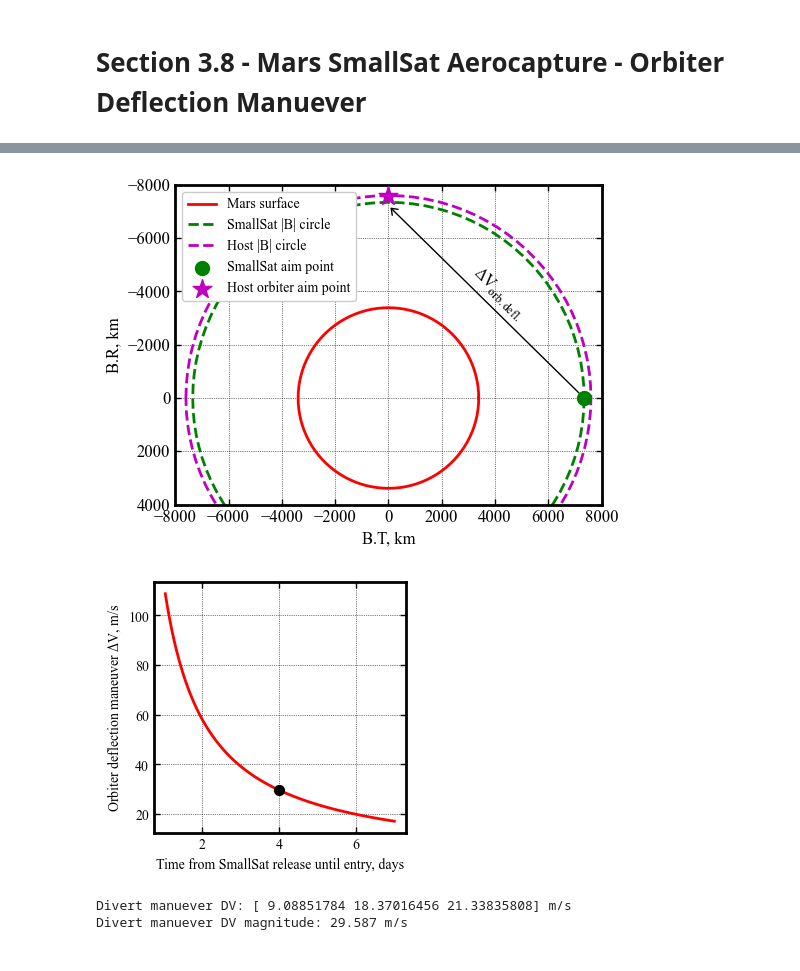
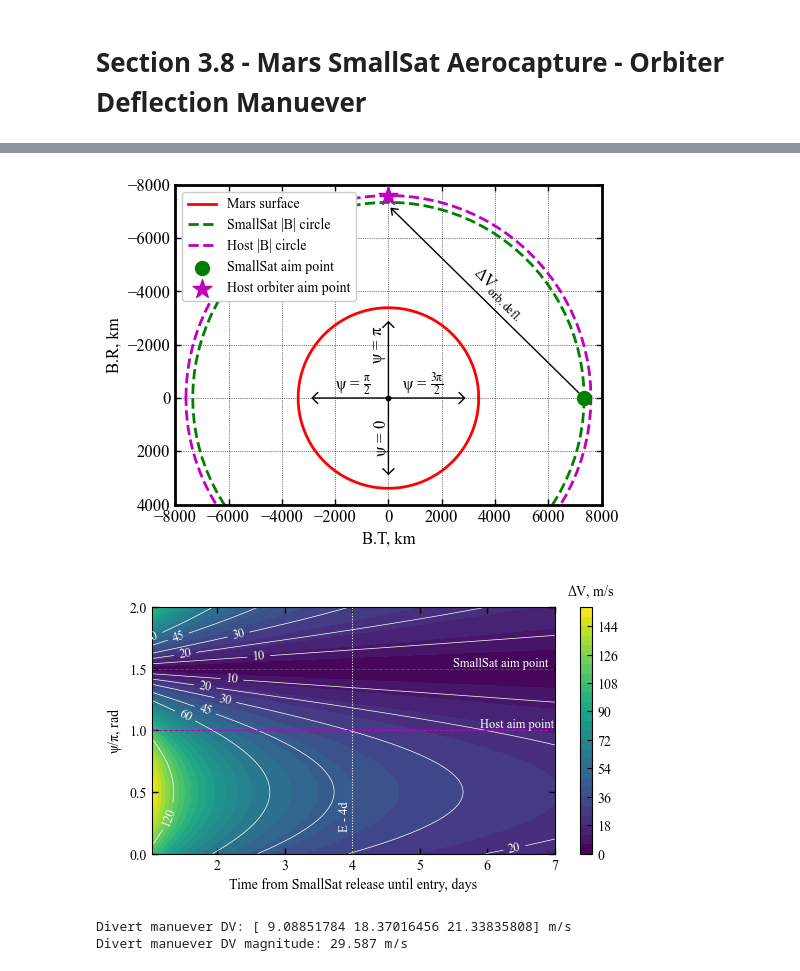
Before and after one commit to athulpg007/AMAT, a Jupyter notebook: docs/source/acta-aa-notebooks/smallsat-mission-concepts/section-3-8-mars-smallsat-orbiter-deflection-manuever.ipynb, the cells around one changed output, grey strips where cells are left out. Drawn from its saved outputs; the diff is of its cells as text; code cells hidden in the pictures.

```diff
--- a/docs/source/acta-aa-notebooks/smallsat-mission-concepts/section-3-8-mars-smallsat-orbiter-deflection-manuever.ipynb
+++ b/docs/source/acta-aa-notebooks/smallsat-mission-concepts/section-3-8-mars-smallsat-orbiter-deflection-manuever.ipynb
@@ -105,6 +106,24 @@ plt.text(3000, -3000, r'$\Delta V_{orb. defl.}$', rotation=-45, fontsize=12)
 plt.xlim([-8000, 8000])
 plt.ylim([4000, -8000])
 
+plt.annotate("", xy=(3000, 0), xytext=(0, 0), va="center", ha="center",
+                 arrowprops=dict(arrowstyle='->, head_width=0.4', facecolor='blue'))
+plt.text(500, -300, r'$\psi$'+ ' = ' + r'$\frac{3\pi}{2}$', fontsize=12)
+
+plt.annotate("", xy=(-3000, 0), xytext=(0, 0), va="center", ha="center",
+                 arrowprops=dict(arrowstyle='->, head_width=0.4', facecolor='blue'))
+plt.text(-2000, -300, r'$\psi$'+ ' = ' + r'$\frac{\pi}{2}$', fontsize=12)
+
+plt.annotate("", xy=(0, 3000), xytext=(0, 0), va="center", ha="center",
+                 arrowprops=dict(arrowstyle='->, head_width=0.4', facecolor='blue'))
+plt.text(-600, 2000, r'$\psi$'+ ' = ' + r'$0$', rotation=90, fontsize=12)
+
+plt.annotate("", xy=(0, -3000), xytext=(0, 0), va="center", ha="center",
+                 arrowprops=dict(arrowstyle='->, head_width=0.4', facecolor='blue'))
+plt.text(-600, -1500, r'$\psi$'+ ' = ' + r'$\pi$', rotation=90, fontsize=12)
+
+plt.scatter(0, 0, marker="o", s=10, color='k')
+
 plt.savefig('../../../data/acta-astronautica/smallsat-mission-concepts/mars/mars-smallsat-b-plane.png', dpi= 300,bbox_inches='tight')
 plt.savefig('../../../data/acta-astronautica/smallsat-mission-concepts/mars/mars-smallsat-b-plane.pdf', dpi=300,bbox_inches='tight')
 plt.savefig('../../../data/acta-astronautica/smallsat-mission-concepts/mars/mars-smallsat-b-plane.eps', dpi=300,bbox_inches='tight')
@@ -112,7 +131,7 @@ plt.savefig('../../../data/acta-astronautica/smallsat-mission-concepts/mars/mars
 
 plt.show()
 # %% [output]
-[figure, old version]
+[figure, new version]
 # %%
 import numpy as np
 from AMAT.maneuver import ProbeOrbiterDeflection
@@ -133,48 +154,57 @@ for i in range(0, len(r_dv_rp_arr)):
 # %%
+X, Y = np.meshgrid(tof_arr, psi_arr/np.pi)
+
+
 fig = plt.figure()
-fig.set_size_inches([3.25, 3.25])
+fig.set_size_inches([6.5, 3.20])
 
 plt.rc('font',family='Times New Roman')
 params = {'mathtext.default': 'regular' }
 plt.rcParams.update(params)
 
-plt.plot(tof_arr, dv_arr, color='r', linestyle='solid', linewidth=2)
+
+csf = plt.contourf(X, Y, np.transpose(dv_arr), cmap='viridis', levels=30)
+cbar=plt.colorbar(csf)
+cbar.set_label(r'$\Delta V$' + ', m/s', labelpad=-20, y=1.10, rotation=0, fontsize=10)
+cbar.ax.tick_params(axis='y', direction='in')
+
+ax=plt.gca()
+cs = ax.contour(X, Y, np.transpose(dv_arr), colors='w', levels=np.array([10, 20, 30, 45, 60, 120]),
+                linewidths=0.5)
+ax.clabel(cs, fmt='%2d', colors='w', fontsize=9)
 
 plt.xlabel('Time from SmallSat release until entry, days' ,fontsize=10)
-plt.ylabel('Orbiter deflection maneuver '+r'$\Delta V$'+', m/s' ,fontsize=10)
+plt.ylabel(r'$\psi/\pi$'+', rad', fontsize=10)
 
-plt.yticks(fontsize=10)
+plt.yticks(np.array([0, 0.5, 1, 1.5, 2.0]), fontsize=10)
 plt.xticks(fontsize=10)
-ax = plt.gca()
+
 ax.tick_params(direction='in')
 ax.yaxis.set_ticks_position('both')
 ax.xaxis.set_ticks_position('both')
-
-ax=plt.gca()
 ax.xaxis.set_tick_params(direction='in', which='both')
 ax.yaxis.set_tick_params(direction='in', which='both')
 ax.xaxis.set_tick_params(width=1, length=4)
 ax.yaxis.set_tick_params(width=1, length=4)
 ax.xaxis.set_tick_params(width=1, length=4, which='minor')
 ax.yaxis.set_tick_params(width=1, length=4, which='minor')
-ax.xaxis.grid(which='major', color='k', linestyle='dotted', linewidth=0.5)
-ax.xaxis.grid(which='minor', color='k', linestyle='dotted', linewidth=0.0)
-ax.yaxis.grid(which='major', color='k', linestyle='dotted', linewidth=0.5)
-ax.yaxis.grid(which='minor', color='k', linestyle='dotted', linewidth=0.0)
 
-for axis in ['top', 'bottom', 'left', 'right']:
-    ax.spines[axis].set_linewidth(2)
+plt.axhline(y=1.5, color='g', linestyle='dashed', linewidth=0.75)
+plt.axhline(y=1.0, color='m', linestyle='dashed', linewidth=0.75)
+plt.axvline(x=4, color='w', linestyle='dotted', linewidth=0.75)
 
-plt.scatter(4.0, 29.587, marker="o", s=50, color='xkcd:black', zorder=10)
+plt.text(5.5, 1.52, 'SmallSat aim point', color='w', fontsize=9)
+plt.text(5.9, 1.02, 'Host aim point', color='w', fontsize=9)
+plt.text(3.8, 0.2, 'E - 4d', color='w', rotation=90, fontsize=9)
 
 plt.savefig('../../../data/acta-astronautica/smallsat-mission-concepts/mars/mars-smallsat-deflection-dv.png', dpi= 300,bbox_inches='tight')
 plt.savefig('../../../data/acta-astronautica/smallsat-mission-concepts/mars/mars-smallsat-deflection-dv.pdf', dpi=300,bbox_inches='tight')
 plt.savefig('../../../data/acta-astronautica/smallsat-mission-concepts/mars/mars-smallsat-deflection-dv.eps', dpi=300,bbox_inches='tight')
 
 
 plt.show()
 # %% [output]
-[figure, old version]
+[figure, new version]
 # %%
 deflection = ProbeOrbiterDeflection(arrivalPlanet="MARS",
                                     v_inf_vec_icrf_kms=np.array([ 2.23930484,  1.20086474, -0.73683366]),
```
Also changed, not shown: parts of 4 cells of this notebook, 38 other files.
